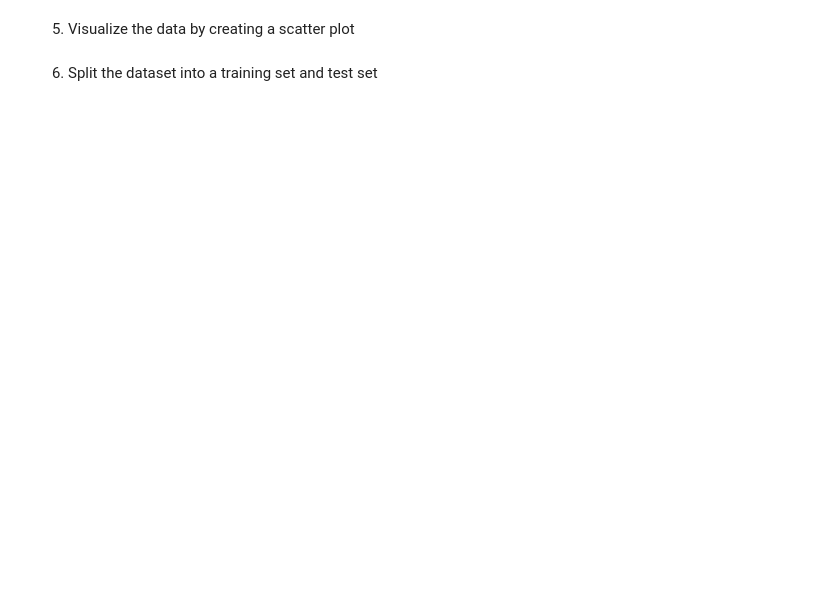
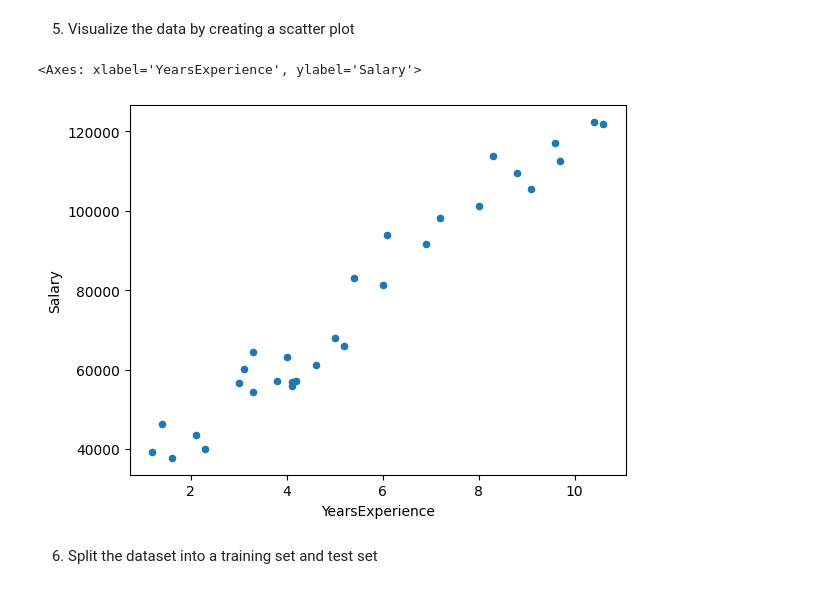
Before and after one commit to moridin04/CCMACLRL_EXERCISES_COM221ML, a Jupyter notebook: Exercise4.ipynb, the cells around one changed output. Drawn from its saved outputs; the diff is of its cells as text; code cells hidden in the pictures; blank space fills up the shorter version.

```diff
--- a/Exercise4.ipynb
+++ b/Exercise4.ipynb
@@ -19,2 +22,4 @@ Build a Simple Linear Regression model to study the linear relationship between
+# %%
+df = pd.read_csv("salary.csv")
 # %% [markdown]
 3. Print the first 5 rows of the dataset
@@ -31,2 +51,7 @@ Build a Simple Linear Regression model to study the linear relationship between
+# %%
+df.plot(x='YearsExperience', y='Salary', kind='scatter')
+# %% [output]
+<Axes: xlabel='YearsExperience', ylabel='Salary'>
+[figure, added]
 # %% [markdown]
 6. Split the dataset into a training set and test set
```
Also changed, not shown: parts of 25 cells of this notebook.
